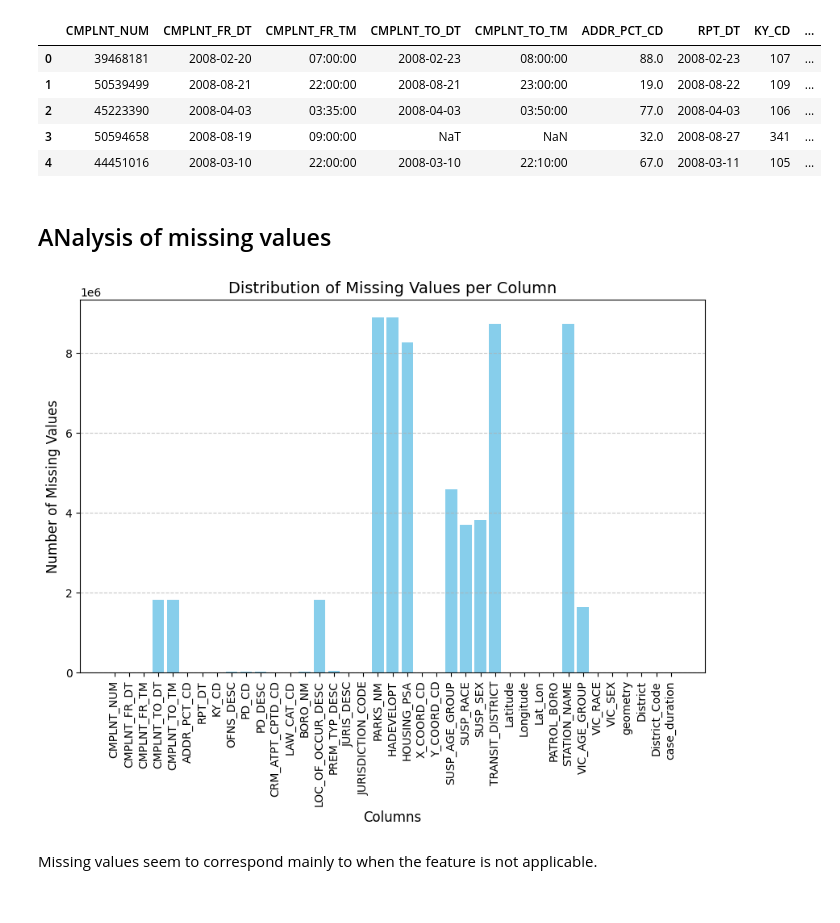
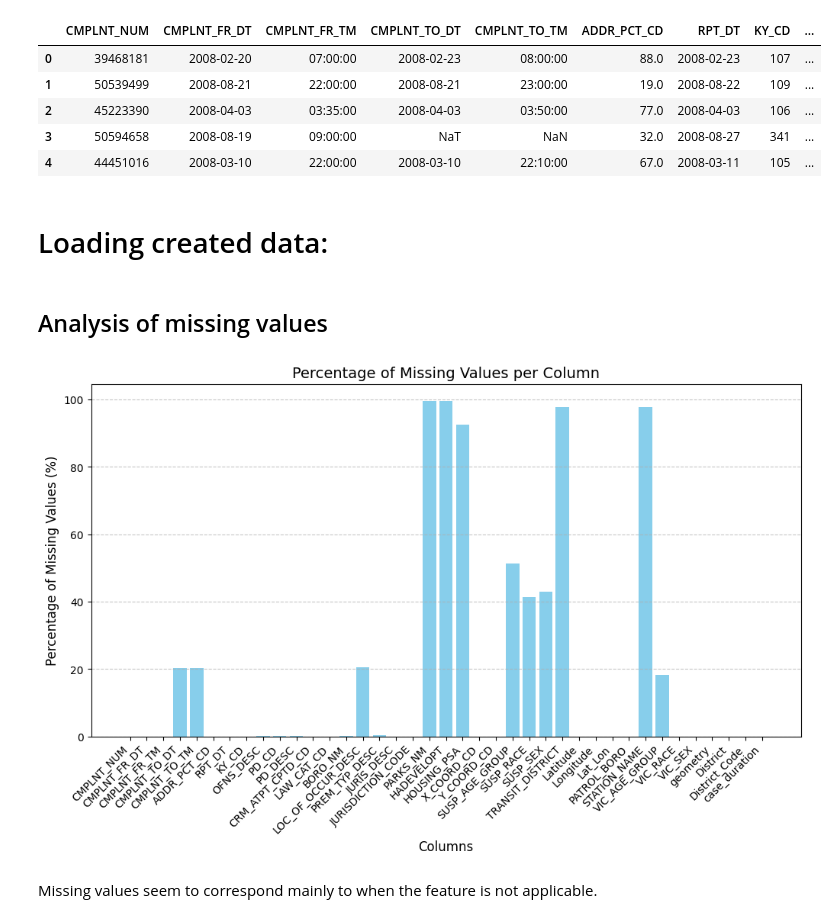
Before and after one commit to com-480-data-visualization/BluePink, a Jupyter notebook: data_exploration.ipynb, the cells around one changed output. Cells and saved outputs as stored; diff of their text form; code cells hidden in the pictures.

Commit message:
clean

```diff
--- a/data_exploration.ipynb
+++ b/data_exploration.ipynb
@@ -127,22 +128,26 @@ df.head()
 | 2 | 45223390 | 2008-04-03 | 03:35:00 | 2008-04-03 | 03:50:00 | 77.0 | 2008-04-03 | 106 | ... |
 | 3 | 50594658 | 2008-08-19 | 09:00:00 | NaT | NaN | 32.0 | 2008-08-27 | 341 | ... |
 | 4 | 44451016 | 2008-03-10 | 22:00:00 | 2008-03-10 | 22:10:00 | 67.0 | 2008-03-11 | 105 | ... |
+# %% [markdown]
+# Loading created data:
+# %%
+df = pd.read_csv(data_folder + 'clean_complaint_data.csv', dtype={'CMPLNT_NUM': str})
 # %% [markdown]
-## ANalysis of missing values
+## Analysis of missing values
 # %%
-missing_counts = df.isna().sum()
+missing_percentage = (df.isna().sum() / len(df)) * 100
 
-plt.figure(figsize=(10, 6))
-plt.bar(missing_counts.index, missing_counts.values, color='skyblue')
+plt.figure(figsize=(12, 6))
+plt.bar(missing_percentage.index, missing_percentage.values, color='skyblue')
 
-plt.xticks(rotation=90, fontsize=10)  # Rotate x-axis labels for readability
-plt.ylabel("Number of Missing Values", fontsize=12)
+plt.xticks(rotation=45, ha='right', fontsize=10)
+plt.ylabel("Percentage of Missing Values (%)", fontsize=12)
 plt.xlabel("Columns", fontsize=12)
-plt.title("Distribution of Missing Values per Column", fontsize=14)
+plt.title("Percentage of Missing Values per Column", fontsize=14)
 plt.grid(axis='y', linestyle='--', alpha=0.7)
 
 plt.show()
 # %% [output]
-[figure, old version]
+[figure, new version]
 # %% [markdown]
 Missing values seem to correspond mainly to when the feature is not applicable.
```
Also changed, not shown: parts of 27 cells of this notebook, 1 other file.
